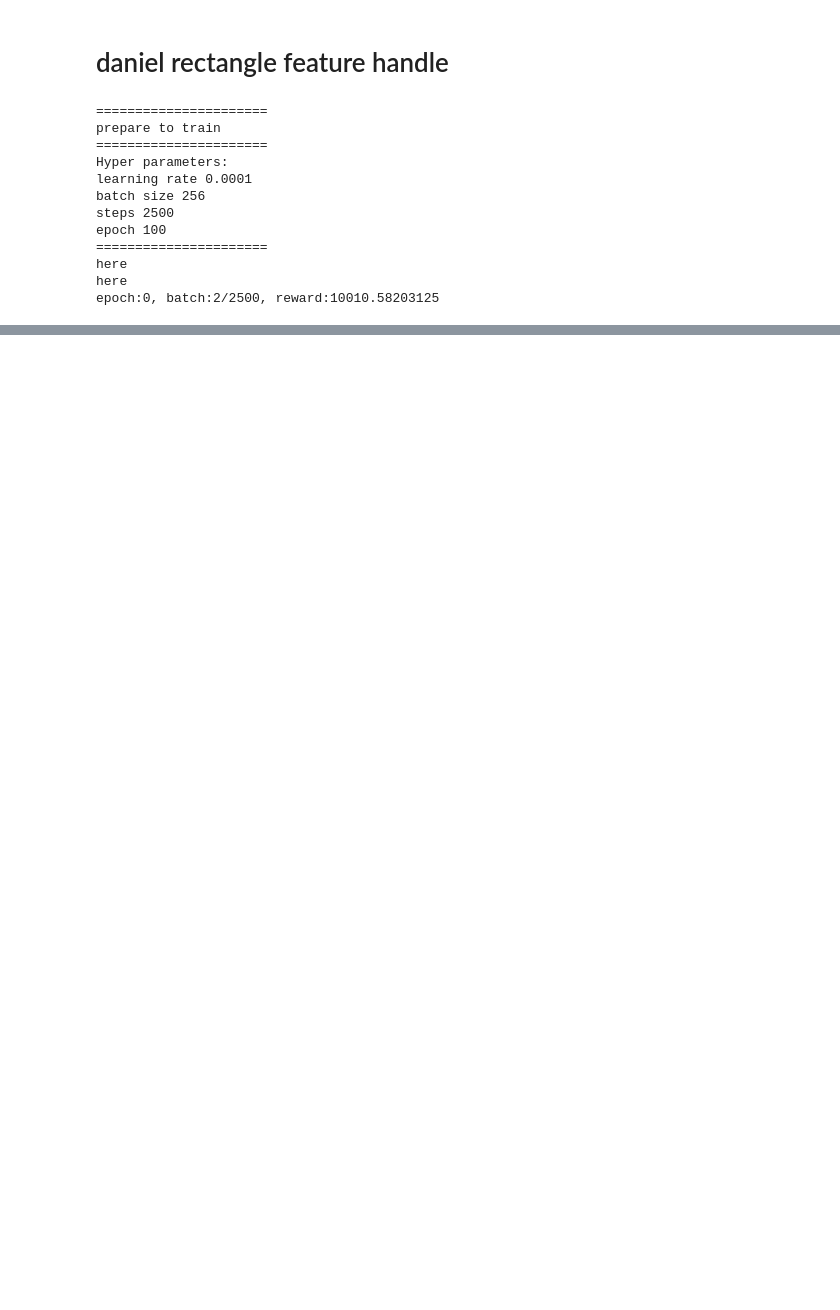
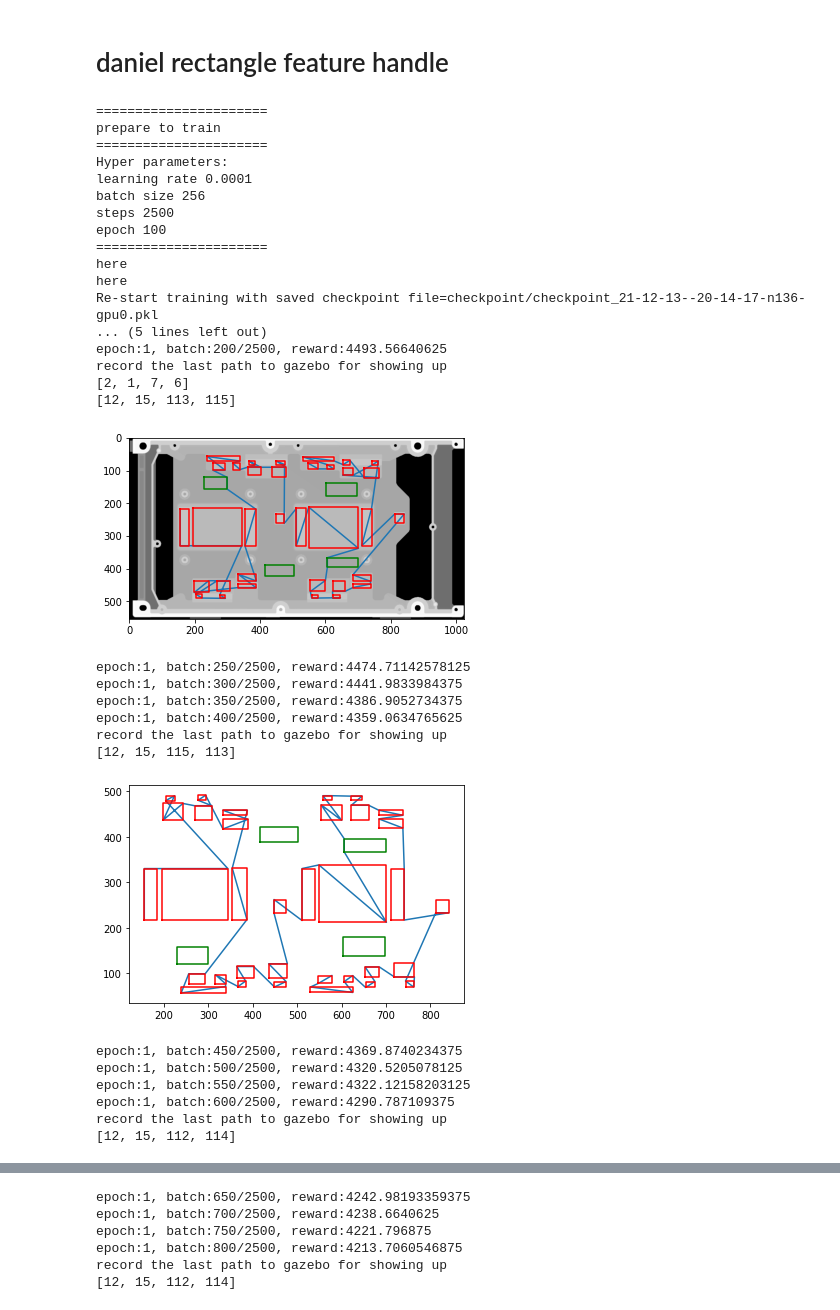
Before and after one commit to danny3125/single_board, a Jupyter notebook: single_board_hybrid/main_training.ipynb, the cells around one changed output, grey strips where cells are left out. Cells and saved outputs as stored; diff of their text form; code cells hidden in the pictures; blank space fills up the shorter version.

```diff
--- a/single_board_hybrid/main_training.ipynb
+++ b/single_board_hybrid/main_training.ipynb
@@ -193,7 +194,7 @@ class HPN(nn.Module):
         c0 = torch.FloatTensor(n_hidden)
         # trainable latent variable coefficient
         print('here')
-        alpha = torch.ones(1)#.cuda()
+        alpha = torch.ones(1).cuda()
         self.h0 = nn.Parameter(h0)
         self.c0 = nn.Parameter(c0)
 
@@ -317,8 +318,8 @@ def rectangle_process(b_temp,f_temp,idx,Y,Y0,mask,k,B,barrier_points):
     if Y0 != None:
         vector = calculate_vector(Y1,Y0) # tensor of 256 points - tensor of 256 points
         euler = euler_distance(Y1,Y0)
-        vector_barrier = torch.Tensor([]) #.cuda()
-        euler_barrier = torch.Tensor([]) #.cuda()
+        vector_barrier = torch.Tensor([]).cuda()
+        euler_barrier = torch.Tensor([]).cuda()
         for i in range(len(barrier_points[0])):
             barriers = barrier_points[:,i]
             vector_temp = calculate_vector(barriers,Y0)
@@ -335,7 +336,7 @@ def rectangle_process(b_temp,f_temp,idx,Y,Y0,mask,k,B,barrier_points):
     if k > 0:
         reward = euler_distance(Y1,Y0)
         reward += euler_distance(Y_corner,Y1)
-        reward += b_temp.barrier_detect(vector_barrier, euler_barrier, vector, euler)
+        reward += b_temp.barrier_detect(vector_barrier, euler_barrier, vector, euler).cuda()
     mask[zero_to_bsz, idx.data] += -np.inf
     mask[zero_to_bsz, feature_table[:,0].data] += -np.inf
     mask[zero_to_bsz, feature_table[:,1].data ] += -np.inf
@@ -346,8 +347,8 @@ def rectangle_process_actor(b_temp,f_temp,idx,Y,Y0,mask,k,B,i,path_gazebo,barrie
     if Y0 != None:
         vector = calculate_vector(Y1,Y0) # tensor of 256 points - tensor of 256 points
         euler = euler_distance(Y1,Y0)
-        vector_barrier = torch.Tensor([]) #.cuda()
-        euler_barrier = torch.Tensor([]) #.cuda()
+        vector_barrier = torch.Tensor([]).cuda()
+        euler_barrier = torch.Tensor([]).cuda()
         for j in range(len(barrier_points[0])):
             barriers = barrier_points[:,j]
             vector_temp = calculate_vector(barriers,Y0)
@@ -364,10 +365,11 @@ def rectangle_process_actor(b_temp,f_temp,idx,Y,Y0,mask,k,B,i,path_gazebo,barrie
     if k > 0:
         reward = euler_distance(Y1,Y0)
         reward += euler_distance(Y_corner,Y1)
-        reward += b_temp.barrier_detect(vector_barrier, euler_barrier, vector, euler)
-    if i % 50 == 0:
+        reward += b_temp.barrier_detect(vector_barrier, euler_barrier, vector, euler).cuda()
+    if i % 200 == 0:
         temp_gazebo_path = b_temp.extract_barrier_path()
         temp_gazebo_path.extend([idx.data[0].tolist(),feature_table[:,0].data[0].tolist()])
+        path_gazebo.append(temp_gazebo_path)
     mask[zero_to_bsz, idx.data] += -np.inf
     mask[zero_to_bsz, feature_table[:,0].data] += -np.inf
     mask[zero_to_bsz, feature_table[:,1].data ] += -np.inf
@@ -448,8 +450,8 @@ plot_performance_train = []
 plot_performance_baseline = []
 # recording the result of the resent epoch makes it available for future
 #*********************# Uncomment these lines to load the previous check point
-"""
-checkpoint_file = "checkpoint/checkpoint_21-12-01--17-19-54-n136-gpu0.pkl"
+
+checkpoint_file = "checkpoint/checkpoint_21-12-13--20-14-17-n136-gpu0.pkl"
 checkpoint = torch.load(checkpoint_file, map_location=device)
 epoch_ckpt = checkpoint['epoch'] + 1
 tot_time_ckpt = checkpoint['tot_time']
@@ -461,7 +463,7 @@ optimizer.load_state_dict(checkpoint['optimizer'])
 
 print('Re-start training with saved checkpoint file={:s}\n  Checkpoint at epoch= {:d} and time={:.3f}min\n'.format(checkpoint_file,epoch_ckpt-1,tot_time_ckpt/60))
 
-"""
+
 #***********************# Uncomment these lines to load the previous check point
 
 # Main training loop
@@ -489,15 +491,15 @@ for epoch in range(0, n_epoch):
     f_temp = input_handler('mother_board.json')
     b_temp = input_handler('barrier.json')
     X = X_temp.repeat(B,1,1)
-    X = X#.cuda()
+    X = X.cuda()
     barrier_temp = barrier.every_point() #left up, right up, right down, left down
     barrier_once = torch.FloatTensor(barrier_temp)
     barrier_points = barrier_once.repeat(B,1,1)
-    barrier_points = barrier_points#.cuda()
+    barrier_points = barrier_points.cuda()
     path_gazebo = []
 
     for i in range(1, steps+1): # 1 ~ 2500 steps
-        mask = torch.zeros(B,size)#.cuda() # use mask to make some points impossible to choose
+        mask = torch.zeros(B,size).cuda() # use mask to make some points impossible to choose
         R = 0
         logprobs = 0
         reward = 0
@@ -519,7 +521,7 @@ for epoch in range(0, n_epoch):
             logprobs += torch.log(output[zero_to_bsz, idx.data] + TINY)
             ##mask[zero_to_bsz, idx.data] += -np.inf
 # critic baseline phase, use the baseline to compute the actual reward of agent at that time
-        mask = torch.zeros(B,size)#.cuda() # use mask to make some points impossible to choose
+        mask = torch.zeros(B,size).cuda() # use mask to make some points impossible to choose
         C = 0
         baseline = 0
         Y = X.view(B,size,2)
@@ -546,9 +548,9 @@ for epoch in range(0, n_epoch):
         loss.backward()
         optimizer.step()
 
-        if i % 2 == 0:
+        if i % 50 == 0:
             print("epoch:{}, batch:{}/{}, reward:{}".format(epoch, i, steps, R.mean().item()))
-        if i % 50 == 0:
+        if i % 200 == 0:
             print("record the last path to gazebo for showing up")
             #starting to show the path on simulated enviroment of cnc_machine
             the_resent_path = temp.zig_zag_path(path_gazebo,barrier_temp)
@@ -582,8 +584,8 @@ for epoch in range(0, n_epoch):
         X_temp_val = temp.every_point()
         X_temp_val = torch.FloatTensor(X_temp_val)
         X_val = X_temp_val.repeat(B,1,1)
-        X_val = X_val#.cuda()
-        mask = torch.zeros(B,size)#.cuda()
+        X_val = X_val.cuda()
+        mask = torch.zeros(B,size).cuda()
         R = 0
         reward = 0
         Y = X_val.view(B,size,2)
@@ -603,7 +605,7 @@ for epoch in range(0, n_epoch):
                 reward, Y0,x = rectangle_process(b_temp,f_temp, idx,Y,Y0, mask,k,B,barrier_points)
                 R += reward
         # critic baseline
-        mask = torch.zeros(B,size)#.cuda()
+        mask = torch.zeros(B,size).cuda()
         C = 0
         baseline = 0
 
@@ -656,31 +658,50 @@ for epoch in range(0, n_epoch):
 
     # Saving checkpoint
     checkpoint_dir = os.path.join("checkpoint")
 
     if not os.path.exists(checkpoint_dir):
         os.makedirs(checkpoint_dir)
 
     torch.save({
         'epoch': epoch,
         'time': time_one_epoch,
         'tot_time': time_tot,
         'loss': loss.item(),
         'plot_performance_train': plot_performance_train,
         'plot_performance_baseline': plot_performance_baseline,
         'model_baseline': Critic.state_dict(),
         'model_train': Actor.state_dict(),
         'optimizer': optimizer.state_dict(),
         },'{}.pkl'.format(checkpoint_dir + "/checkpoint_" + time_stamp + "-n{}".format(size) + "-gpu{}".format(gpu_id)))
 # %% [output]
 ======================
 prepare to train
 ======================
 Hyper parameters:
 learning rate 0.0001
 batch size 256
 steps 2500
 epoch 100
 ======================
 here
 here
-epoch:0, batch:2/2500, reward:10010.58203125
+Re-start training with saved checkpoint file=checkpoint/checkpoint_21-12-13--20-14-17-n136-gpu0.pkl
+... (5 lines left out)
+epoch:1, batch:200/2500, reward:4493.56640625
+record the last path to gazebo for showing up
+[2, 1, 7, 6]
+[12, 15, 113, 115]
+[figure, added]
+epoch:1, batch:250/2500, reward:4474.71142578125
+epoch:1, batch:300/2500, reward:4441.9833984375
+epoch:1, batch:350/2500, reward:4386.9052734375
+epoch:1, batch:400/2500, reward:4359.0634765625
+record the last path to gazebo for showing up
+[12, 15, 115, 113]
+[figure, added]
+epoch:1, batch:450/2500, reward:4369.8740234375
+epoch:1, batch:500/2500, reward:4320.5205078125
+epoch:1, batch:550/2500, reward:4322.12158203125
+epoch:1, batch:600/2500, reward:4290.787109375
+record the last path to gazebo for showing up
+[12, 15, 112, 114]
@@ -686,0 +709,6 @@ epoch:0, batch:2/2500, reward:10010.58203125
+epoch:1, batch:650/2500, reward:4242.98193359375
+epoch:1, batch:700/2500, reward:4238.6640625
+epoch:1, batch:750/2500, reward:4221.796875
+epoch:1, batch:800/2500, reward:4213.7060546875
+record the last path to gazebo for showing up
+[12, 15, 112, 114]
```
Also changed, not shown: parts of 2 cells of this notebook, 38 other files.
